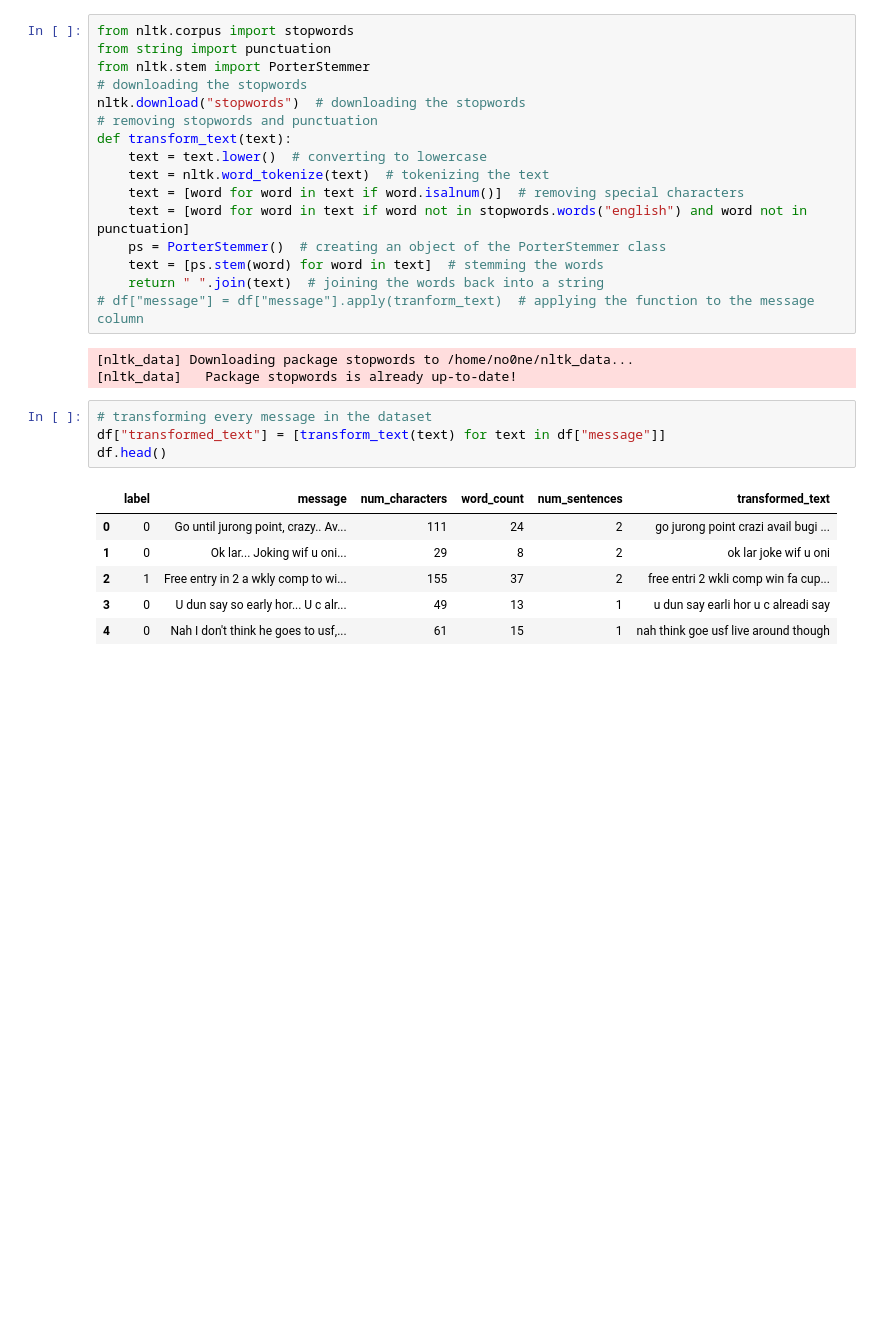
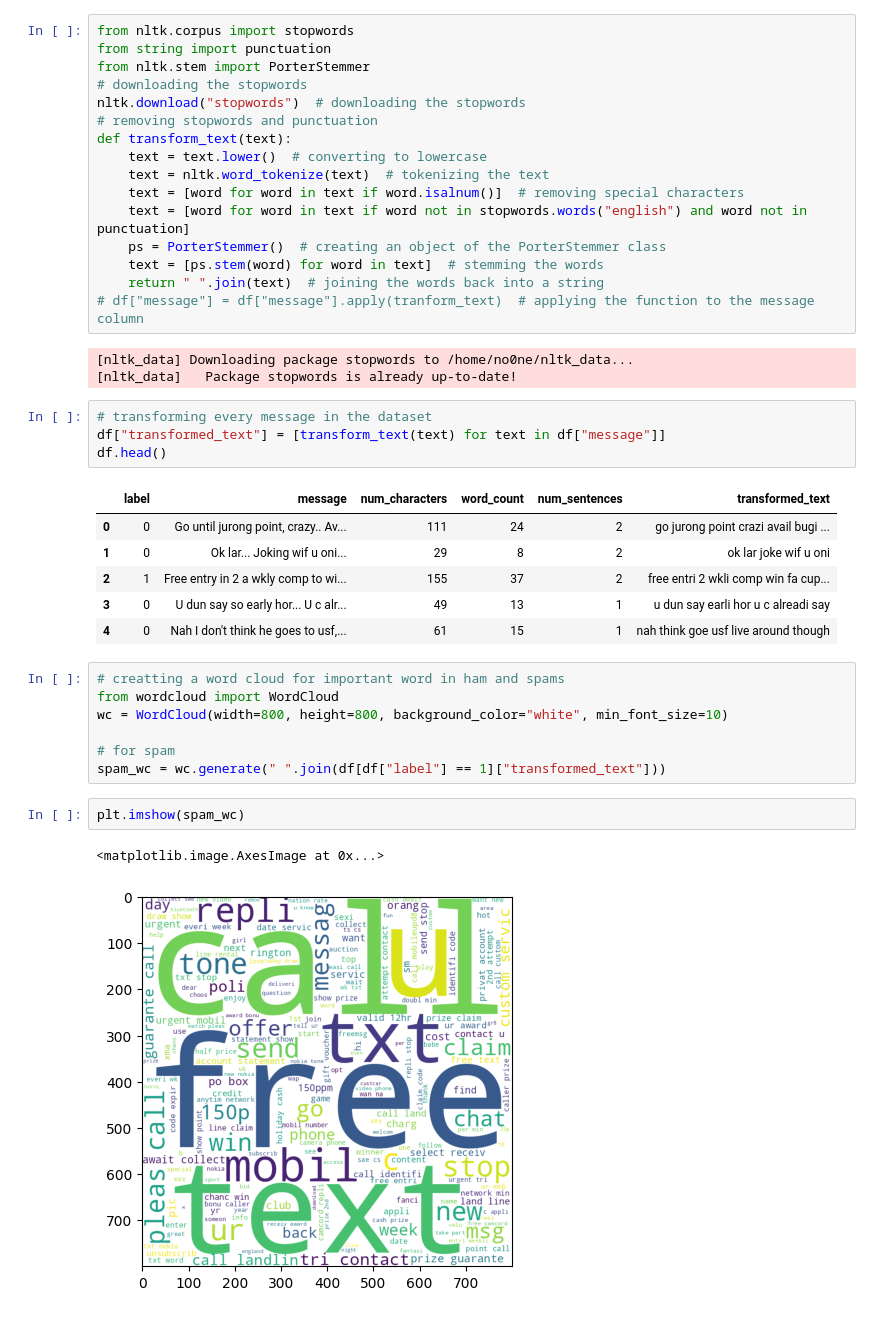
Before and after one commit to shersheryar/sms-spam-classifier-machine-learning, a Jupyter notebook: sms-spam-detection.ipynb, the cells around one changed output. Drawn from its saved outputs; the diff is of its cells as text; blank space fills up the shorter version.

```diff
--- a/sms-spam-detection.ipynb
+++ b/sms-spam-detection.ipynb
@@ -226,3 +226,15 @@ df.head()
 | 2 | 1 | Free entry in 2 a wkly comp to wi... | 155 | 37 | 2 | free entri 2 wkli comp win fa cup... |
 | 3 | 0 | U dun say so early hor... U c alr... | 49 | 13 | 1 | u dun say earli hor u c alreadi say |
 | 4 | 0 | Nah I don't think he goes to usf,... | 61 | 15 | 1 | nah think goe usf live around though |
+# %%
+# creatting a word cloud for important word in ham and spams
+from wordcloud import WordCloud
+wc = WordCloud(width=800, height=800, background_color="white", min_font_size=10)
+
+# for spam
+spam_wc = wc.generate(" ".join(df[df["label"] == 1]["transformed_text"]))
+# %%
+plt.imshow(spam_wc)
+# %% [output]
+<matplotlib.image.AxesImage at 0x...>
+[figure, added]
```
Also changed, not shown: parts of 4 cells of this notebook.
